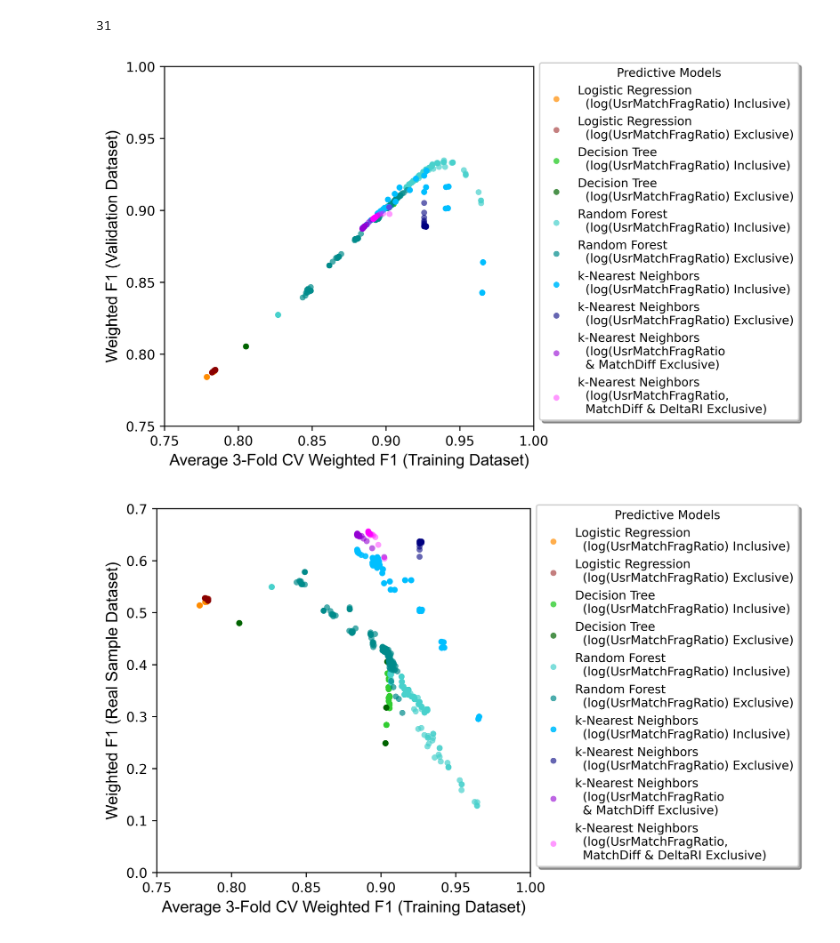
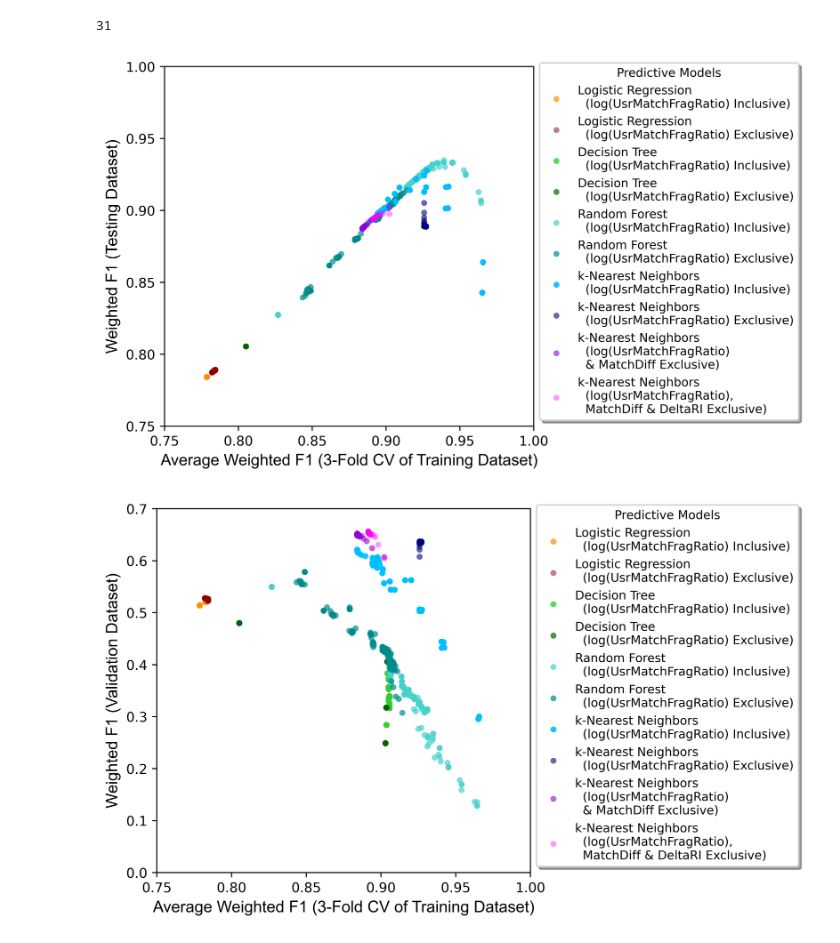
Before and after one commit to TommyNHL/exposomeProjUvA, a Jupyter notebook: 7_Modeling4RealSample/K_Plot4ModelFeatureSelection.ipynb, the cells around one changed output. Drawn from its saved outputs; the diff is of its cells as text; code cells hidden in the pictures.

Commit message:
7_K_Plot4ModelFeatureSelection.ipynb

```diff
--- a/7_Modeling4RealSample/K_Plot4ModelFeatureSelection.ipynb
+++ b/7_Modeling4RealSample/K_Plot4ModelFeatureSelection.ipynb
@@ -202,38 +202,38 @@ count_end = 252
 ax.scatter(x3[count_start:count_end], y3[count_start:count_end], s=20, label="Random Forest \n  (log(UsrMatchFragRatio) Inclusive)", c="mediumturquoise", alpha=0.7, lw=0)
 count_start = 0
 count_end = 150
 ax.scatter(a3[count_start:count_end], b3[count_start:count_end], s=20, label="Random Forest \n  (log(UsrMatchFragRatio) Exclusive)", c="darkcyan", alpha=0.7, lw=0)
 
 
 c_dict4 = {"k-Nearest Neighbors (log(UsrMatchFragRatio) Inclusive)": 'deepskyblue', "k-Nearest Neighbors (log(UsrMatchFragRatio) Exclusive)": 'navy'}
 count_start = 0
 count_end = 371
 ax.scatter(x4[count_start:count_end], y4[count_start:count_end], s=20, label="k-Nearest Neighbors \n  (log(UsrMatchFragRatio) Inclusive)", c="deepskyblue", alpha=0.9, lw=0)
 count_start = 0
 count_end = 26
 ax.scatter(x4[count_start:count_end], b4[count_start:count_end], s=20, label="k-Nearest Neighbors \n  (log(UsrMatchFragRatio) Exclusive)", c="navy", alpha=0.6, lw=0)
 count_start = 0
 count_end = 31
-ax.scatter(d4[count_start:count_end], e4[count_start:count_end], s=20, label="k-Nearest Neighbors \n  (log(UsrMatchFragRatio \n  & MatchDiff Exclusive)", c="darkviolet", alpha=0.6, lw=0)
+ax.scatter(d4[count_start:count_end], e4[count_start:count_end], s=20, label="k-Nearest Neighbors \n  (log(UsrMatchFragRatio) \n  & MatchDiff Exclusive)", c="darkviolet", alpha=0.6, lw=0)
 count_start = 0
 count_end = 31
-ax.scatter(i4[count_start:count_end], j4[count_start:count_end], s=20, label="k-Nearest Neighbors \n  (log(UsrMatchFragRatio, \n  MatchDiff & DeltaRI Exclusive)", c="magenta", alpha=0.4, lw=0)
+ax.scatter(i4[count_start:count_end], j4[count_start:count_end], s=20, label="k-Nearest Neighbors \n  (log(UsrMatchFragRatio), \n  MatchDiff & DeltaRI Exclusive)", c="magenta", alpha=0.4, lw=0)
 
 
-plt.xlabel("Average 3-Fold CV Weighted F1 (Training Dataset)", fontproperties='Arial', fontsize=12)
-plt.ylabel("Weighted F1 (Validation Dataset)", fontproperties='Arial', fontsize=12)
+plt.xlabel("Average Weighted F1 (3-Fold CV of Training Dataset)", fontproperties='Arial', fontsize=12)
+plt.ylabel("Weighted F1 (Testing Dataset)", fontproperties='Arial', fontsize=12)
 
 plt.xlim(0.75, 1.00)
 plt.ylim(0.75, 1.00)
 
 ax.legend(loc="lower left", title="Predictive Models", title_fontsize=9, fontsize=9,
           bbox_to_anchor=(1, 0), ncol=1, fancybox=True, shadow=True)
 
 #plt.show()
 plt.savefig(r"F:\UvA\F\UvA\app\updated4pestNoTea_8paraVS7para.jpg", bbox_inches='tight')
 #plt.close()
 # %% [output]
-[figure, old version]
+[figure, new version]
 # %%
 # All 8 parameters models
 plt.rcParams['figure.figsize'] = [5, 5]
@@ -317,14 +317,14 @@ count_end = 26
 ax.scatter(x4[count_start:count_end], c4[count_start:count_end], s=20, label="k-Nearest Neighbors \n  (log(UsrMatchFragRatio) Exclusive)", c="navy", alpha=0.6, lw=0)
 count_start = 0
 count_end = 31
-ax.scatter(d4[count_start:count_end], f4[count_start:count_end], s=20, label="k-Nearest Neighbors \n  (log(UsrMatchFragRatio \n  & MatchDiff Exclusive)", c="darkviolet", alpha=0.6, lw=0)
+ax.scatter(d4[count_start:count_end], f4[count_start:count_end], s=20, label="k-Nearest Neighbors \n  (log(UsrMatchFragRatio) \n  & MatchDiff Exclusive)", c="darkviolet", alpha=0.6, lw=0)
 count_start = 0
 count_end = 31
-ax.scatter(i4[count_start:count_end], k4[count_start:count_end], s=20, label="k-Nearest Neighbors \n  (log(UsrMatchFragRatio, \n  MatchDiff & DeltaRI Exclusive)", c="magenta", alpha=0.4, lw=0)
+ax.scatter(i4[count_start:count_end], k4[count_start:count_end], s=20, label="k-Nearest Neighbors \n  (log(UsrMatchFragRatio), \n  MatchDiff & DeltaRI Exclusive)", c="magenta", alpha=0.4, lw=0)
 
 
-plt.xlabel("Average 3-Fold CV Weighted F1 (Training Dataset)", fontproperties='Arial', fontsize=12)
-plt.ylabel("Weighted F1 (Real Sample Dataset)", fontproperties='Arial', fontsize=12)
+plt.xlabel("Average Weighted F1 (3-Fold CV of Training Dataset)", fontproperties='Arial', fontsize=12)
+plt.ylabel("Weighted F1 (Validation Dataset)", fontproperties='Arial', fontsize=12)
 
 plt.xlim(0.75, 1.00)
 plt.ylim(0, 0.70)
@@ -336,4 +336,4 @@ ax.legend(loc="lower left", title="Predictive Models", title_fontsize=9, fontsiz
 plt.savefig(r"F:\UvA\F\UvA\app\updated4pest_8paraVS7para.jpg", bbox_inches='tight')
 #plt.close()
 # %% [output]
-[figure, old version]
+[figure, new version]
```
